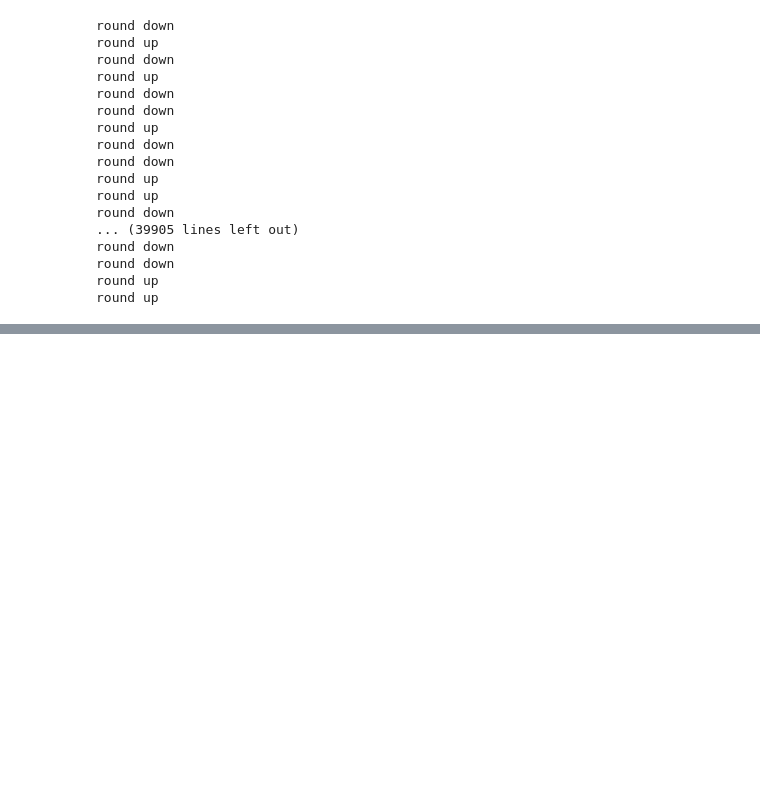
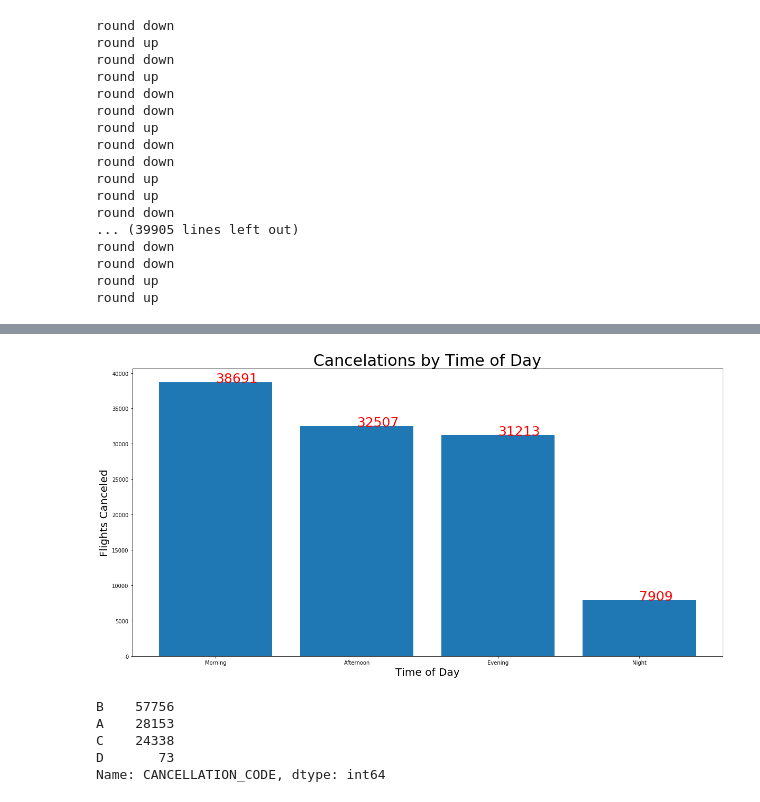
Before and after one commit to Arimorris/canceled_flights, a Jupyter notebook: visuals.ipynb, the cells around one changed output, grey strips where cells are left out. Saved outputs shown, nothing was run; the diff lists cells and outputs as text; code cells hidden in the pictures; blank space fills up the shorter version.

```diff
--- a/visuals.ipynb
+++ b/visuals.ipynb
@@ -473,0 +476,34 @@ plt.show()
+# %%
+morning = cancel[(cancel['CRS_DEP_TIME'] >= 500) & (cancel['CRS_DEP_TIME'] <= 1200)]
+
+# 1201 to 17
+afternoon = cancel[(cancel['CRS_DEP_TIME'] >= 1201) & (cancel['CRS_DEP_TIME'] <= 1700)]
+
+# 1701 to 2000
+evening = cancel[(cancel['CRS_DEP_TIME'] >= 1701) & (cancel['CRS_DEP_TIME'] <= 2100)]
+
+# 2001 to 559
+night = cancel[(cancel['CRS_DEP_TIME'] >= 2101) | (cancel['CRS_DEP_TIME'] < 500)]
+
+day =[len(morning), len(afternoon), len(evening), len(night)]
+# %%
+daypart =['Morning', 'Afternoon', 'Evening', 'Night']
+# %%
+plt.figure(figsize=(20,10))
+plt.bar(daypart, day)
+plt.title("Cancelations by Time of Day", fontsize =30)
+plt.xlabel('Time of Day', fontsize =20)
+plt.ylabel('Flights Canceled', fontsize =20)
+for a,b in zip(daypart, day):
+    plt.text(a, b, str(b), fontsize =25, color ='r')
+plt.show()
+# %% [output]
+[figure, added]
+# %%
+cancel['CANCELLATION_CODE'].value_counts()
+# %% [output]
+B    57756
+A    28153
+C    24338
+D       73
+Name: CANCELLATION_CODE, dtype: int64
```
Also changed, not shown: parts of 2 cells of this notebook.
